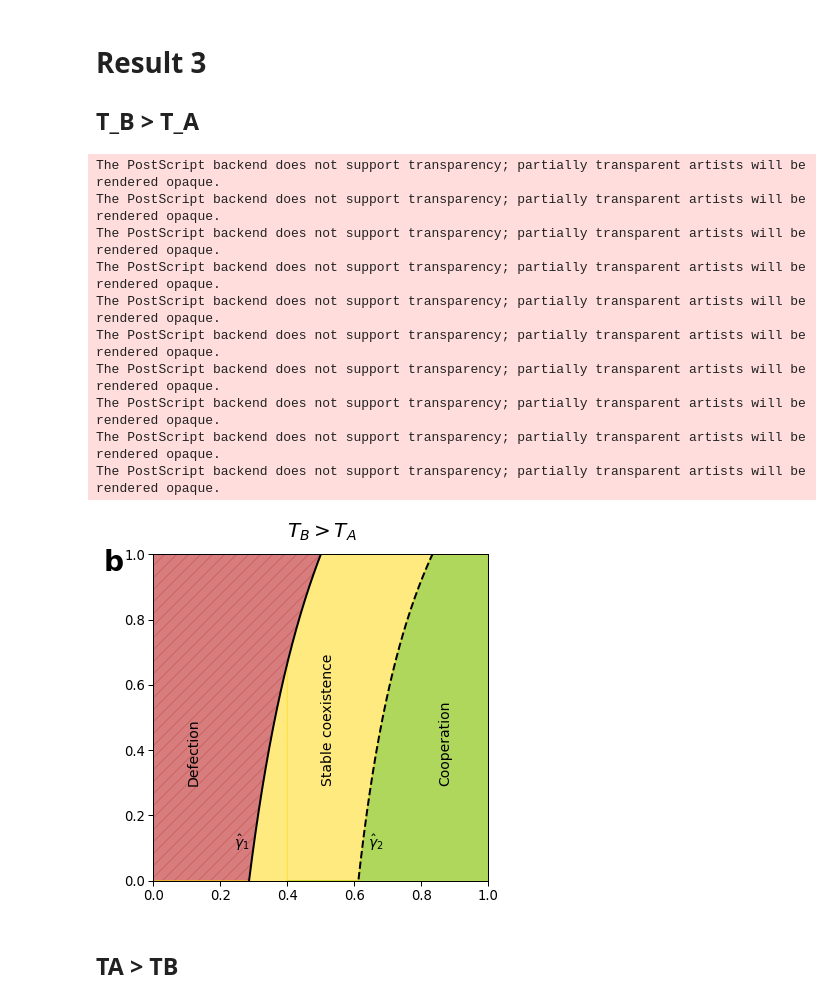
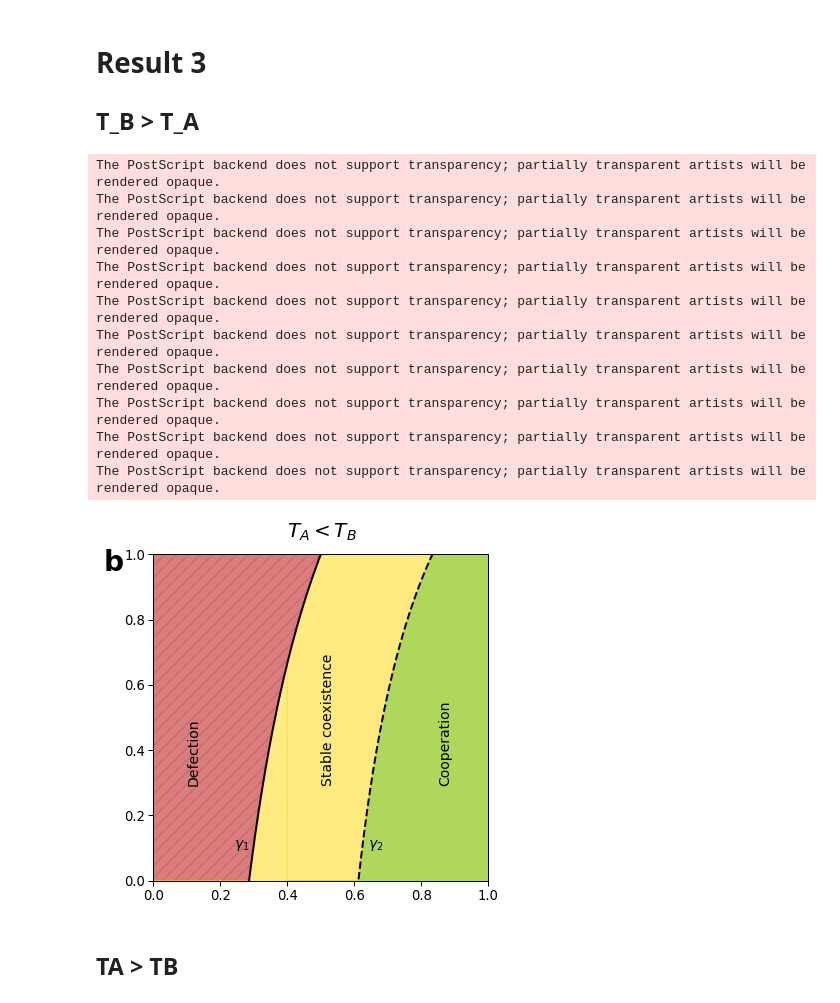
Before and after one commit to yoavram-lab/CulturalCooperation, a Jupyter notebook: ms/figures.ipynb, the cells around one changed output. Drawn from its saved outputs; the diff is of its cells as text; code cells hidden in the pictures.

Commit message:
Fix figure 3

```diff
--- a/ms/figures.ipynb
+++ b/ms/figures.ipynb
@@ -268,37 +268,37 @@ ax.fill_between(v[ix], np.minimum(γ1[ix], γ2[ix]), color='gold', alpha=0.5)
 # # vii.b, v>vhat, γ2<c<γ1
 ix = v>vhat
 ax.fill_between(v[ix], γ2[ix],  γ1[ix], color='gold', alpha=0.5)
 
 ax.set(
     #ylabel='Cost of cooperation, $c$',
     #xlabel='Vertical transmission rate, $v$',
     ylim=(0, 1),
     xlim=(0, 1)
 )
 
 ax.text(0.85, 0.3, r'Cooperation', fontdict=fontdict, rotation=90)
 ax.text(0.1, 0.3, r'Defection', fontdict=fontdict, rotation=90)
 ax.text(0.5, 0.3, r'Stable coexistence', fontdict=fontdict, rotation=90)
-ax.text(0.24, 0.1, r'$\hat\gamma_1$', fontdict=fontdict)
-ax.text(0.64, 0.1, r'$\hat\gamma_2$', fontdict=fontdict)
+ax.text(0.24, 0.1, r'$\gamma_1$', fontdict=fontdict)
+ax.text(0.64, 0.1, r'$\gamma_2$', fontdict=fontdict)
 ax.text(-0.15, 0.95, 'b', fontdict=dict(fontsize=28, weight='bold'))
-ax.text(0.4, 1.05, r'$T_B>T_A$', fontdict=dict(fontsize=20))
+ax.text(0.4, 1.05, r'$T_A<T_B$', fontdict=dict(fontsize=20))
 
 
 fig.savefig('Figures/Result3_TB_TA.pdf')
 fig.savefig('Figures/Result3_TB_TA.eps')
 # %% [output]
 The PostScript backend does not support transparency; partially transparent artists will be rendered opaque.
 The PostScript backend does not support transparency; partially transparent artists will be rendered opaque.
 The PostScript backend does not support transparency; partially transparent artists will be rendered opaque.
 The PostScript backend does not support transparency; partially transparent artists will be rendered opaque.
 The PostScript backend does not support transparency; partially transparent artists will be rendered opaque.
 The PostScript backend does not support transparency; partially transparent artists will be rendered opaque.
 The PostScript backend does not support transparency; partially transparent artists will be rendered opaque.
 The PostScript backend does not support transparency; partially transparent artists will be rendered opaque.
 The PostScript backend does not support transparency; partially transparent artists will be rendered opaque.
 The PostScript backend does not support transparency; partially transparent artists will be rendered opaque.
-[figure, old version]
+[figure, new version]
 # %% [markdown]
 ## TA > TB
 # %%
```
Also changed, not shown: parts of 4 cells of this notebook, 10 other files.
